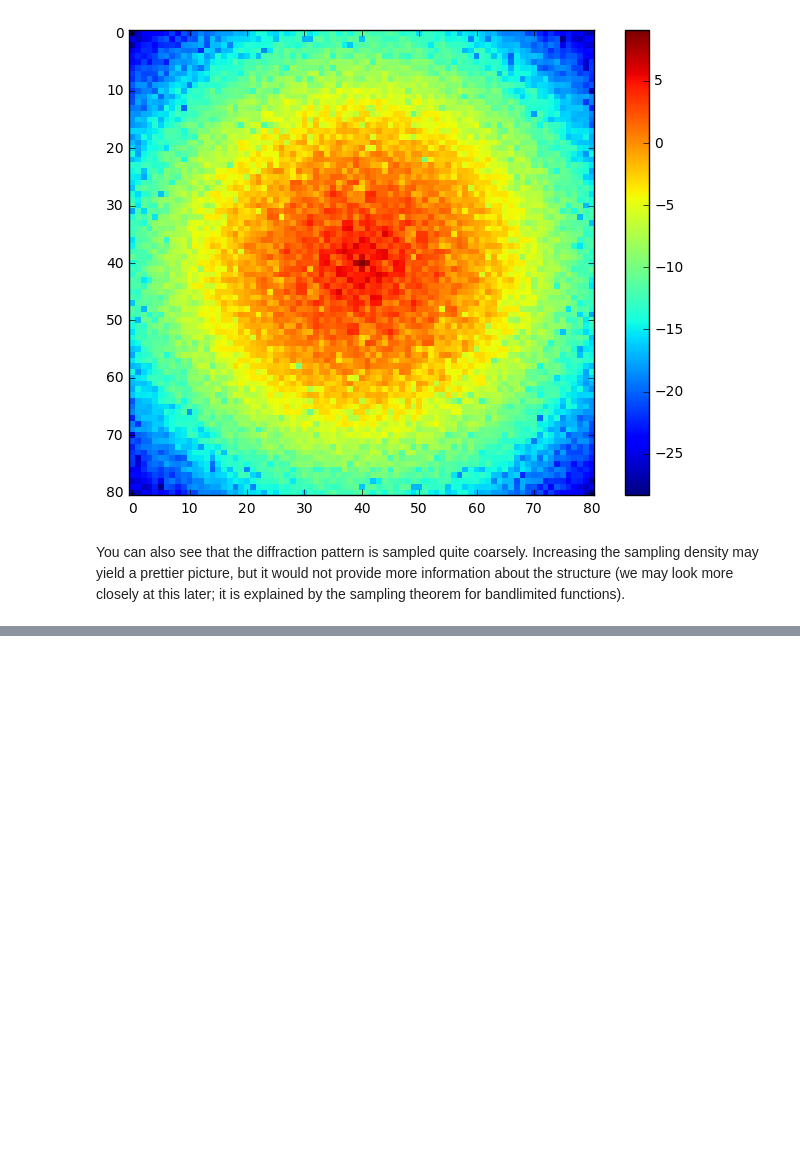
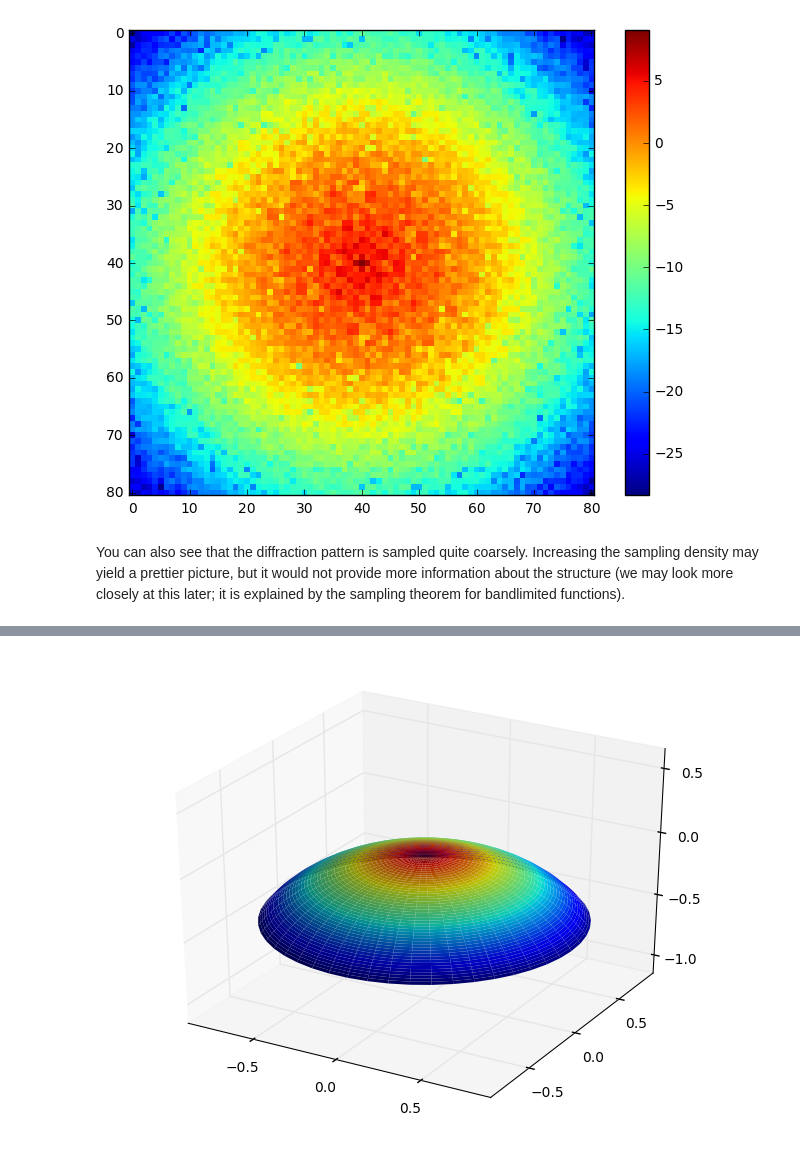
Before and after one commit to wang-zy/Tutorial-in-Diffraction-Imaging-Python, a Jupyter notebook: Tutorial in Diffraction Imaging.ipynb, the cells around one changed output, grey strips where cells are left out. Saved outputs shown, nothing was run; the diff lists cells and outputs as text; code cells hidden in the pictures; blank space fills up the shorter version.

```diff
--- a/Tutorial in Diffraction Imaging.ipynb
+++ b/Tutorial in Diffraction Imaging.ipynb
@@ -158,0 +230,4 @@ You can also see that the diffraction pattern is sampled quite coarsely. Increas
+# %%
+ewaldsurf(1, 1, plot=True)
+# %% [output]
+[figure, added]
```
Also changed, not shown: parts of 35 cells of this notebook, 3 other files.
